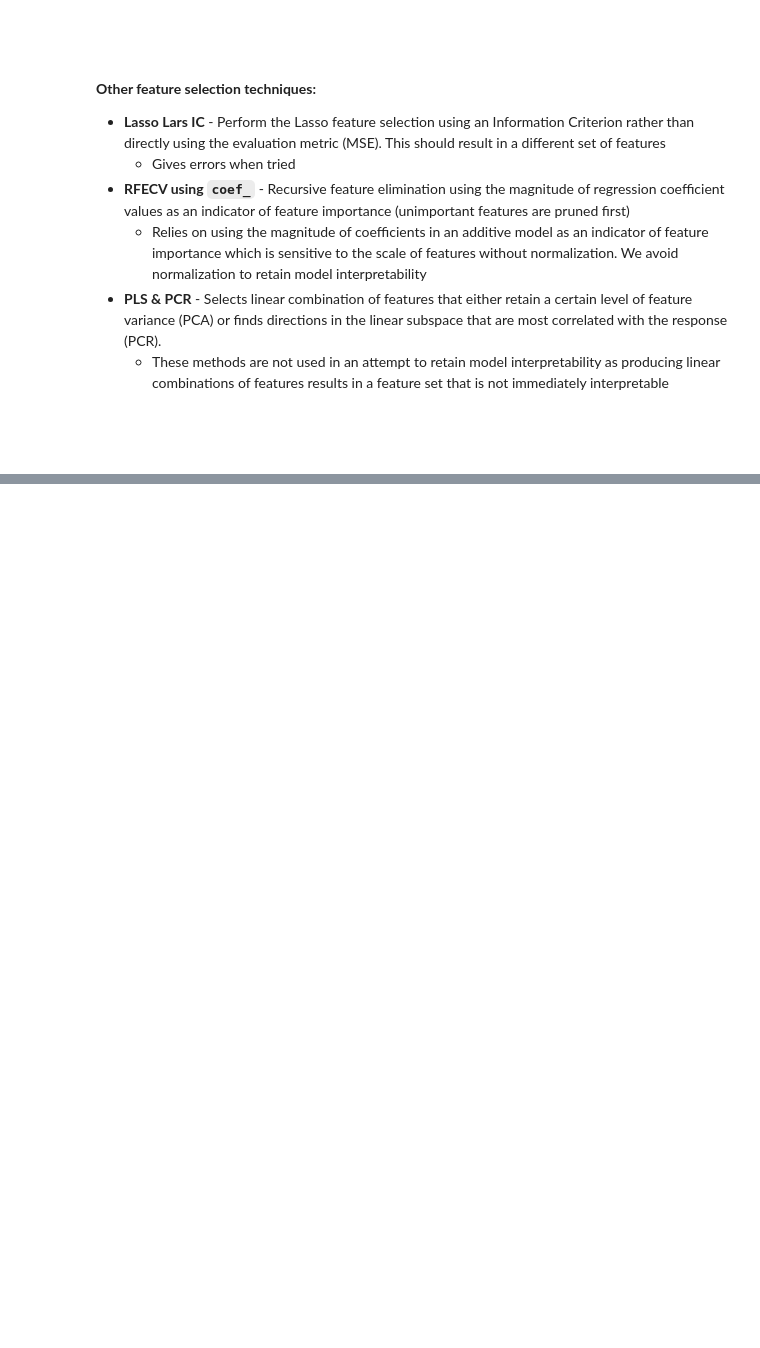
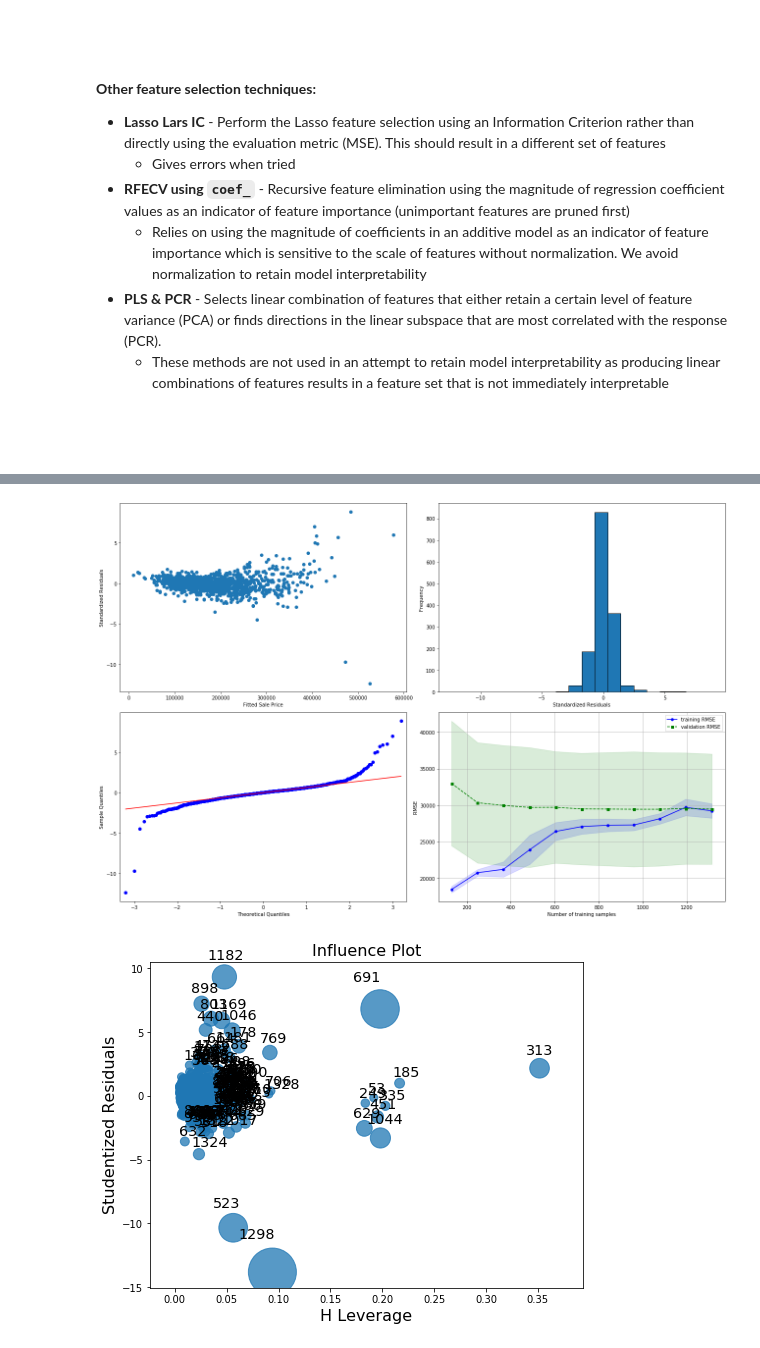
Before and after one commit to W-Tran/advanced-regression-techniques, a Jupyter notebook: advanced-regression-techniques.ipynb, the cells around one changed output, grey strips where cells are left out. Cells and saved outputs as stored; diff of their text form; code cells hidden in the pictures; blank space fills up the shorter version.

Commit message:
Run Linear Regression using SFS features. Remove influential points and run GLM

```diff
--- a/advanced-regression-techniques.ipynb
+++ b/advanced-regression-techniques.ipynb
@@ -763,0 +773,8 @@ Random Forest best RMSE: 28782.81928525163
+# %%
+# From above
+sfs_feats = ['LotArea', 'OverallQual', 'OverallCond', 'GrLivArea', 'Fireplaces', 'GarageCars', 'WoodDeckSF', 'ScreenPorch', 'ExterQual', 'BsmtExposure', 'BsmtFinType1', 'KitchenQual', 'Functional', 'HouseStyle_2Story', 'LotConfig_CulDSac', 'Neighborhood_BrkSide', 'Neighborhood_Crawfor', 'Neighborhood_NoRidge', 'Neighborhood_NridgHt', 'Neighborhood_Somerst', 'Neighborhood_StoneBr', 'Condition1_Norm', 'RoofStyle_Hip', 'RoofMatl_WdShngl', 'Exterior1st_BrkFace', 'GarageType_None', 'SaleType_New', 'MSSubClass_20', 'MSSubClass_60']
+train_df_sfs = train_df[sfs_feats]
+
+lin_regr = sm.OLS(train_labels['SalePrice'].values,
+                  sm.add_constant(train_df_sfs.values)).fit()
+lin_regr.summary()
@@ -763,0 +816,32 @@ Random Forest best RMSE: 28782.81928525163
+# %%
+fig=plt.figure(figsize=(18,12))
+
+ax1 = plt.subplot(221)
+ax1.scatter(lin_regr.predict(), lin_regr.resid_pearson)
+ax1.set_xlabel("Fitted Sale Price")
+ax1.set_ylabel("Standardized Residuals")
+
+ax2 = plt.subplot(222)
+ax2.hist(lin_regr.resid_pearson, bins=20, edgecolor='k')
+ax2.set_xlabel("Standardized Residuals")
+ax2.set_ylabel("Frequency")
+
+ax3 = plt.subplot(223)
+fig = sm.qqplot(lin_regr.resid_pearson, line='q', ax=ax3)
+
+ax4 = plt.subplot(224)
+lin_regr_sk = LinearRegression()
+lin_regr_sk.fit(train_df_sfs.values, train_labels['SalePrice'].values)
+
+lc_params = compute_learning_curve(estimator=lin_regr_sk,
+                                   X=train_df_sfs.values,
+                                   y=train_labels['SalePrice'].values,
+                                   cv=10)
+plot_learning_curve(ax4, lc_params)
+plt.tight_layout()
+
+fig, ax = plt.subplots(figsize=(7.75,6))
+fig = sm.graphics.influence_plot(lin_regr, ax=ax, criterion="cooks")
+# %% [output]
+[figure, added]
+[figure, added]
```
Also changed, not shown: parts of 26 cells of this notebook.
